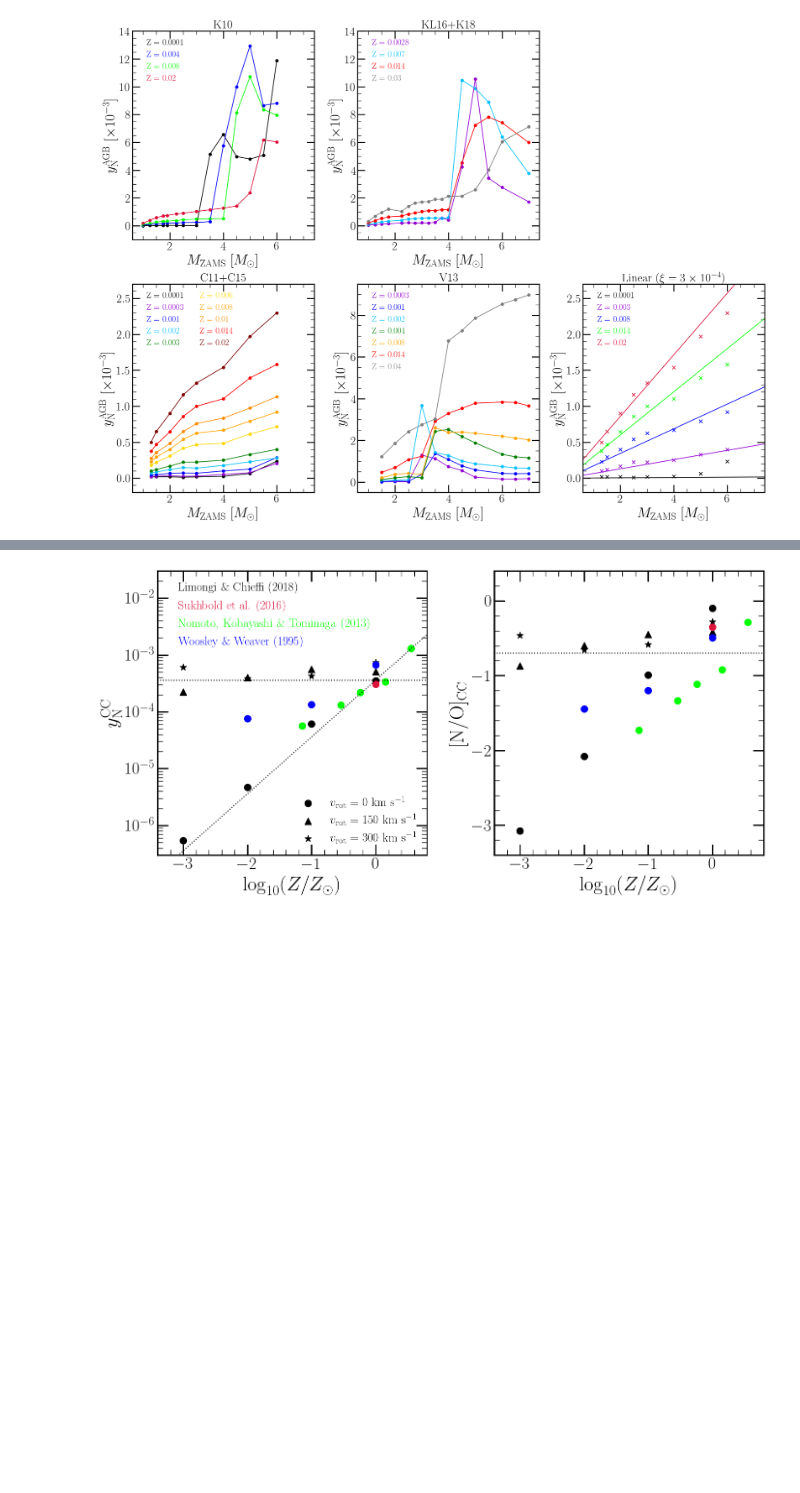
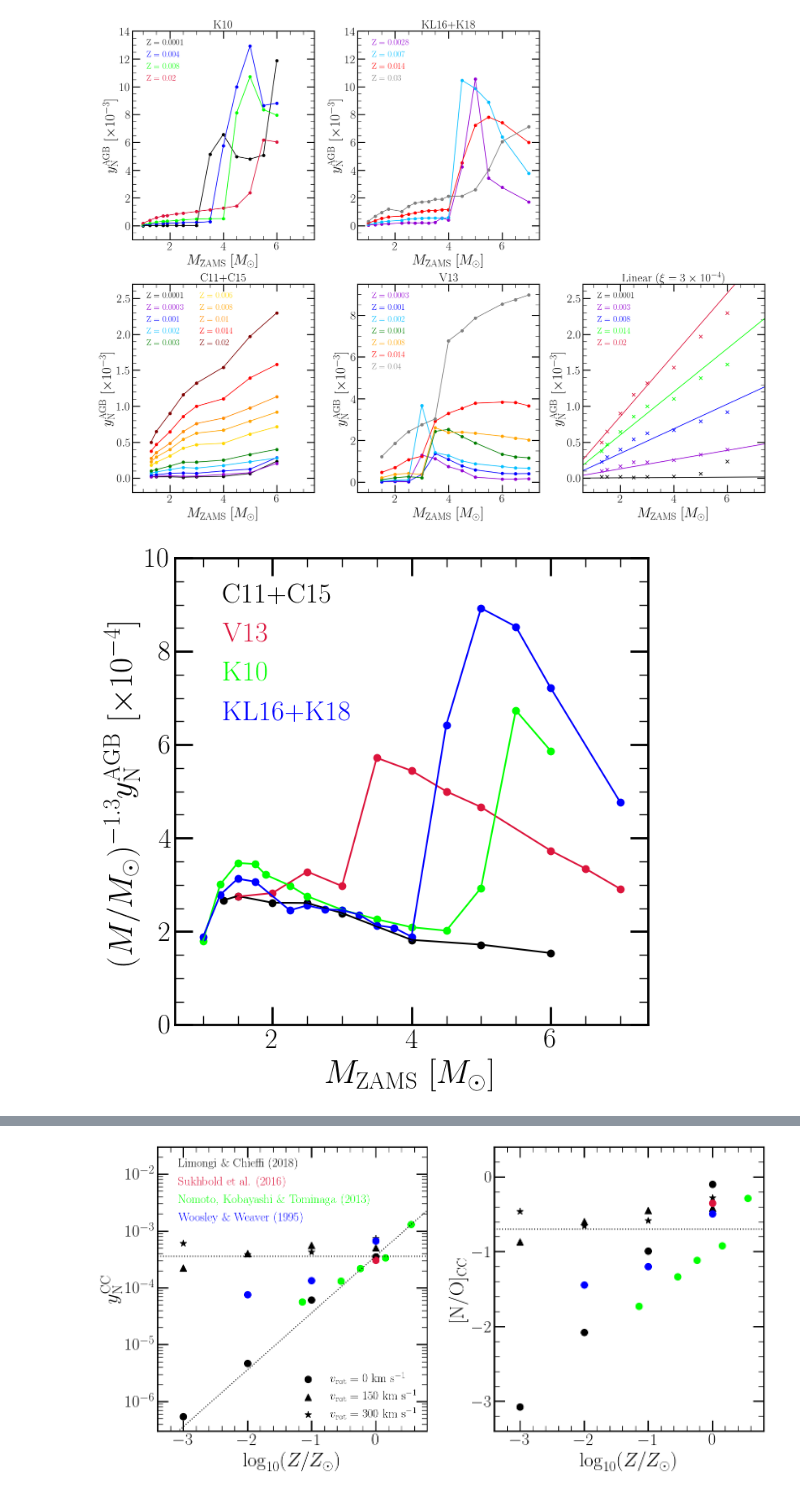
Before and after one commit to giganano/AGBmigration, a Jupyter notebook: notebooks/paper_plots.ipynb, the cells around one changed output, grey strips where cells are left out. Saved outputs shown, nothing was run; the diff lists cells and outputs as text; code cells hidden in the pictures; blank space fills up the shorter version.

```diff
--- a/notebooks/paper_plots.ipynb
+++ b/notebooks/paper_plots.ipynb
@@ -191,3 +191,59 @@ plt.savefig("../paper/agb_yield_models.pdf")
 plt.show()
 # %% [output]
 [figure]
+# %%
+logprefactor = 4
+
+fig = plt.figure(figsize = (7, 7), facecolor = "white")
+ax = fig.add_subplot(111)
+ax.set_xlabel(r"$M_\text{ZAMS}$ [$M_\odot$]")
+# ax.set_ylabel(r"$(M/M_\odot)^{-2.3}y_\text{N}^\text{AGB}$ [$\times10^{-%d}$]" % (
+#     logprefactor))
+ax.set_ylabel(r"$(M/M_\odot)^{-1.3}y_\text{N}^\text{AGB}$ [$\times10^{-%d}$]" % (
+    logprefactor))
+ax.set_xlim([0.6, 7.4])
+# ax.set_ylim([0.0, 2.5])
+ax.set_ylim([0.0, 10.0])
+
+colors = {
+    "cristallo11": "black",
+    "ventura13": "crimson",
+    "karakas10": "lime",
+    "karakas16": "blue",
+}
+zvals = {
+    "cristallo11": 0.014,
+    "ventura13": 0.014,
+    "karakas10": 0.02,
+    "karakas16": 0.014
+}
+labels = {
+    "cristallo11": "C11+C15",
+    "ventura13": "V13",
+    "karakas10": "K10",
+    "karakas16": "KL16+K18"
+}
+
+for study in colors.keys():
+    y, m, z = vice.yields.agb.grid('n', study = study)
+    idx = z.index(zvals[study])
+    yields = len(m) * [0.]
+#     for i in range(len(yields)): yields[i] = 10**logprefactor * y[i][idx] * m[i]**-2.3
+    for i in range(len(yields)): yields[i] = 10**logprefactor * y[i][idx] * m[i]**-1.3
+    kwargs = {"c": plots.mpltoolkit.named_colors()[colors[study]]}
+    ax.scatter(m, yields, **kwargs)
+    kwargs["label"] = labels[study]
+    ax.plot(m, yields, **kwargs)
+
+# leg = ax.legend(loc = plots.mpltoolkit.mpl_loc("upper right"), ncol = 2, frameon = False,
+#     handlelength = 0)
+leg = ax.legend(loc = plots.mpltoolkit.mpl_loc("upper left"), ncol = 1, frameon = False,
+    handlelength = 0)
+for i in range(len(leg.legendHandles)):
+    leg.get_texts()[i].set_color(colors[list(colors.keys())[i]])
+    leg.legendHandles[i].set_visible(False)
+
+plt.tight_layout()
+plt.show()
+# %% [output]
+[figure, added]
```
Also changed, not shown: parts of 8 cells of this notebook, 18 other files.
